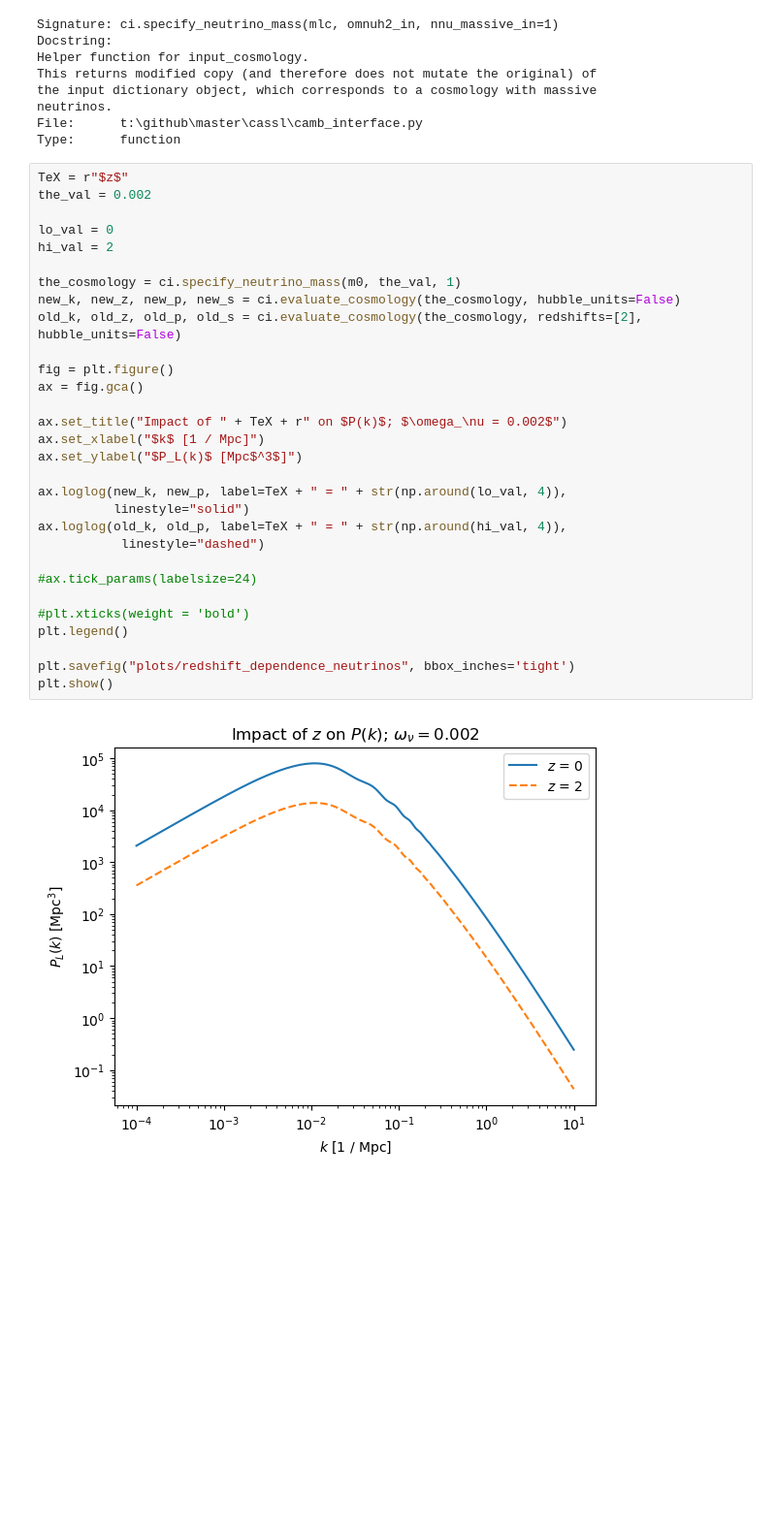
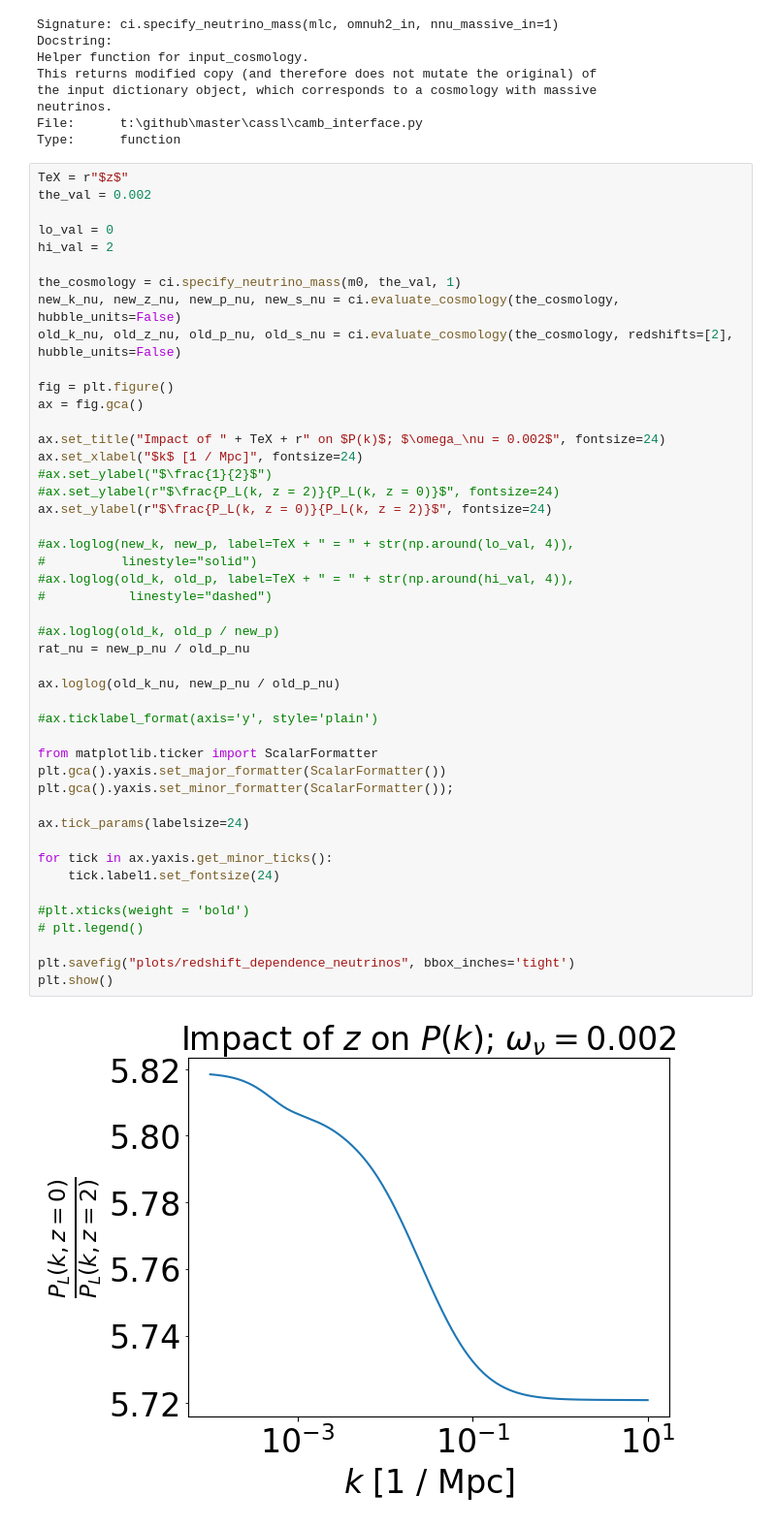
Before and after one commit to 3276908917/Master, a Jupyter notebook: CAMB_notebooks/thesis_paper/impact_of_the_five.ipynb, the cells around one changed output. Shown at 97% size. Cells and saved outputs as stored; diff of their text form; blank space fills up the shorter version.

Commit message:
Extend notebook, add new plot
This should take care of 1.9, then we just write a bit and we're done.

Still wrapping up section 1.3 right now, though.

```diff
--- a/CAMB_notebooks/thesis_paper/impact_of_the_five.ipynb
+++ b/CAMB_notebooks/thesis_paper/impact_of_the_five.ipynb
@@ -187,32 +235,48 @@ Type:      function
 # %%
 TeX = r"$z$"
 the_val = 0.002
 
 lo_val = 0
 hi_val = 2
 
 the_cosmology = ci.specify_neutrino_mass(m0, the_val, 1)
-new_k, new_z, new_p, new_s = ci.evaluate_cosmology(the_cosmology, hubble_units=False)
-old_k, old_z, old_p, old_s = ci.evaluate_cosmology(the_cosmology, redshifts=[2], hubble_units=False)
+new_k_nu, new_z_nu, new_p_nu, new_s_nu = ci.evaluate_cosmology(the_cosmology, hubble_units=False)
+old_k_nu, old_z_nu, old_p_nu, old_s_nu = ci.evaluate_cosmology(the_cosmology, redshifts=[2], hubble_units=False)
 
 fig = plt.figure()
 ax = fig.gca()
 
-ax.set_title("Impact of " + TeX + r" on $P(k)$; $\omega_\nu = 0.002$")
-ax.set_xlabel("$k$ [1 / Mpc]")
-ax.set_ylabel("$P_L(k)$ [Mpc$^3$]")
+ax.set_title("Impact of " + TeX + r" on $P(k)$; $\omega_\nu = 0.002$", fontsize=24)
+ax.set_xlabel("$k$ [1 / Mpc]", fontsize=24)
+#ax.set_ylabel("$\frac{1}{2}$")
+#ax.set_ylabel(r"$\frac{P_L(k, z = 2)}{P_L(k, z = 0)}$", fontsize=24)
+ax.set_ylabel(r"$\frac{P_L(k, z = 0)}{P_L(k, z = 2)}$", fontsize=24)
 
-ax.loglog(new_k, new_p, label=TeX + " = " + str(np.around(lo_val, 4)),
-          linestyle="solid")
-ax.loglog(old_k, old_p, label=TeX + " = " + str(np.around(hi_val, 4)),
-           linestyle="dashed")
+#ax.loglog(new_k, new_p, label=TeX + " = " + str(np.around(lo_val, 4)),
+#          linestyle="solid")
+#ax.loglog(old_k, old_p, label=TeX + " = " + str(np.around(hi_val, 4)),
+#           linestyle="dashed")
 
-#ax.tick_params(labelsize=24)
+#ax.loglog(old_k, old_p / new_p)
+rat_nu = new_p_nu / old_p_nu
+
+ax.loglog(old_k_nu, new_p_nu / old_p_nu)
+
+#ax.ticklabel_format(axis='y', style='plain')
+
+from matplotlib.ticker import ScalarFormatter
+plt.gca().yaxis.set_major_formatter(ScalarFormatter())
+plt.gca().yaxis.set_minor_formatter(ScalarFormatter());
+
+ax.tick_params(labelsize=24)
+
+for tick in ax.yaxis.get_minor_ticks():
+    tick.label1.set_fontsize(24)
 
 #plt.xticks(weight = 'bold')
-plt.legend()
+# plt.legend()
 
 plt.savefig("plots/redshift_dependence_neutrinos", bbox_inches='tight')
 plt.show()
 # %% [output]
-[figure, old version]
+[figure, new version]
```
Also changed, not shown: parts of 6 cells of this notebook, 2 other files.
